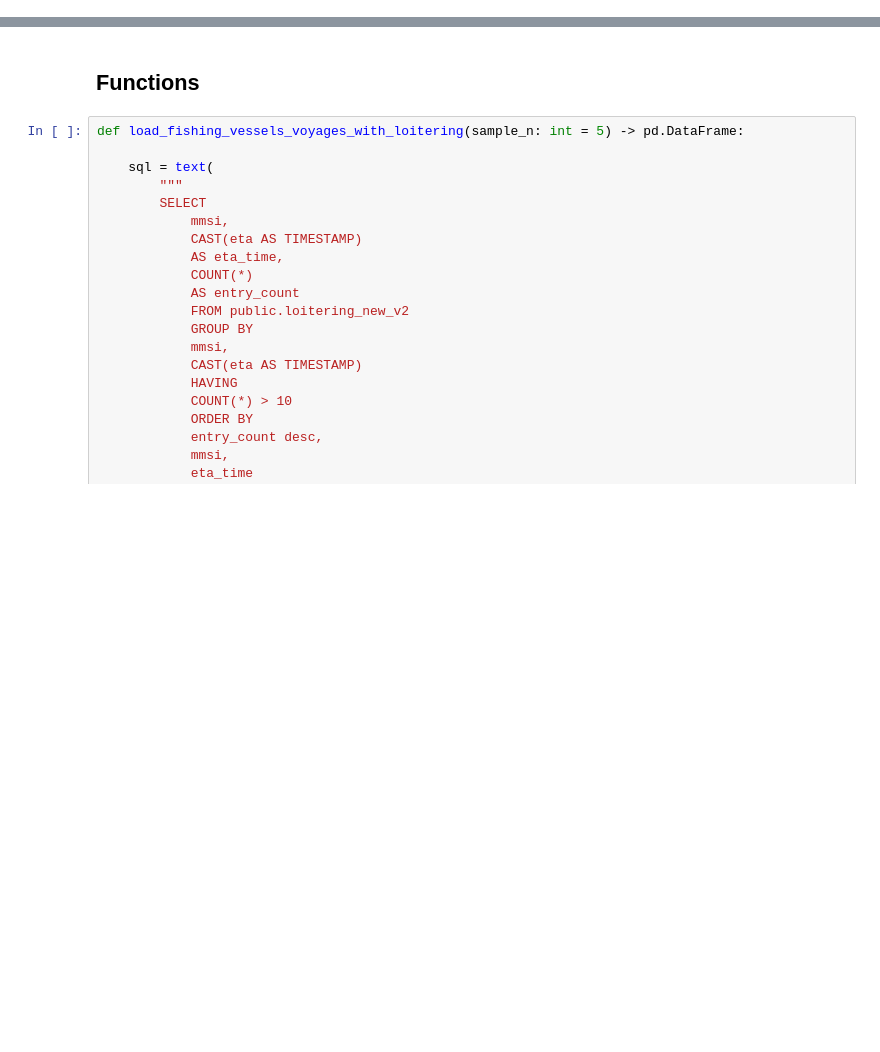
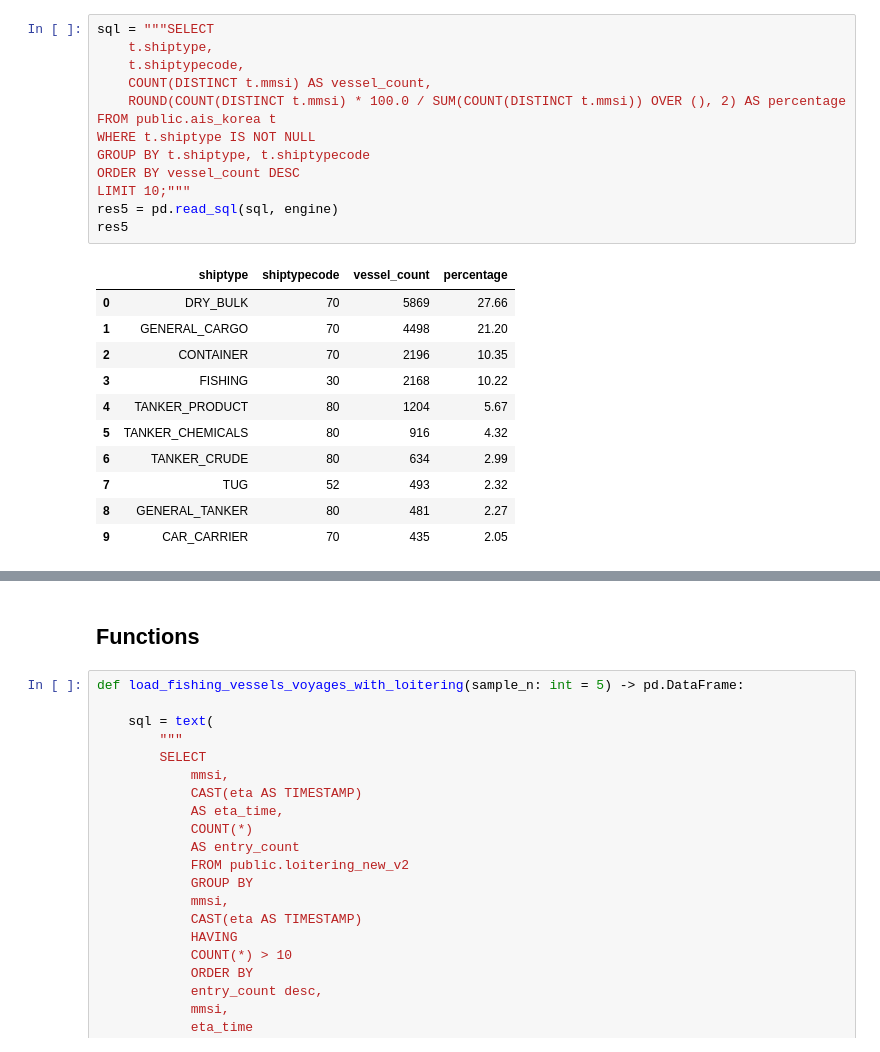
Before and after one commit to uhatikus/MS, a Jupyter notebook: FishingBoatsAnomalyDetection/fishingboatsprediction/notebooks/loitering_classification_prep.ipynb, the cells around one changed output, grey strips where cells are left out. Drawn from its saved outputs; the diff is of its cells as text; blank space fills up the shorter version.

```diff
--- a/FishingBoatsAnomalyDetection/fishingboatsprediction/notebooks/loitering_classification_prep.ipynb
+++ b/FishingBoatsAnomalyDetection/fishingboatsprediction/notebooks/loitering_classification_prep.ipynb
@@ -37,0 +106,25 @@ KeyboardInterrupt:
+# %%
+sql = """SELECT
+    t.shiptype,
+    t.shiptypecode,
+    COUNT(DISTINCT t.mmsi) AS vessel_count,
+    ROUND(COUNT(DISTINCT t.mmsi) * 100.0 / SUM(COUNT(DISTINCT t.mmsi)) OVER (), 2) AS percentage
+FROM public.ais_korea t
+WHERE t.shiptype IS NOT NULL
+GROUP BY t.shiptype, t.shiptypecode
+ORDER BY vessel_count DESC
+LIMIT 10;"""
+res5 = pd.read_sql(sql, engine)
+res5
+# %% [output]
+|  | shiptype | shiptypecode | vessel_count | percentage |
+| 0 | DRY_BULK | 70 | 5869 | 27.66 |
+| 1 | GENERAL_CARGO | 70 | 4498 | 21.20 |
+| 2 | CONTAINER | 70 | 2196 | 10.35 |
+| 3 | FISHING | 30 | 2168 | 10.22 |
+| 4 | TANKER_PRODUCT | 80 | 1204 | 5.67 |
+| 5 | TANKER_CHEMICALS | 80 | 916 | 4.32 |
+| 6 | TANKER_CRUDE | 80 | 634 | 2.99 |
+| 7 | TUG | 52 | 493 | 2.32 |
+| 8 | GENERAL_TANKER | 80 | 481 | 2.27 |
+| 9 | CAR_CARRIER | 70 | 435 | 2.05 |
```
Also changed, not shown: parts of 7 cells of this notebook.
